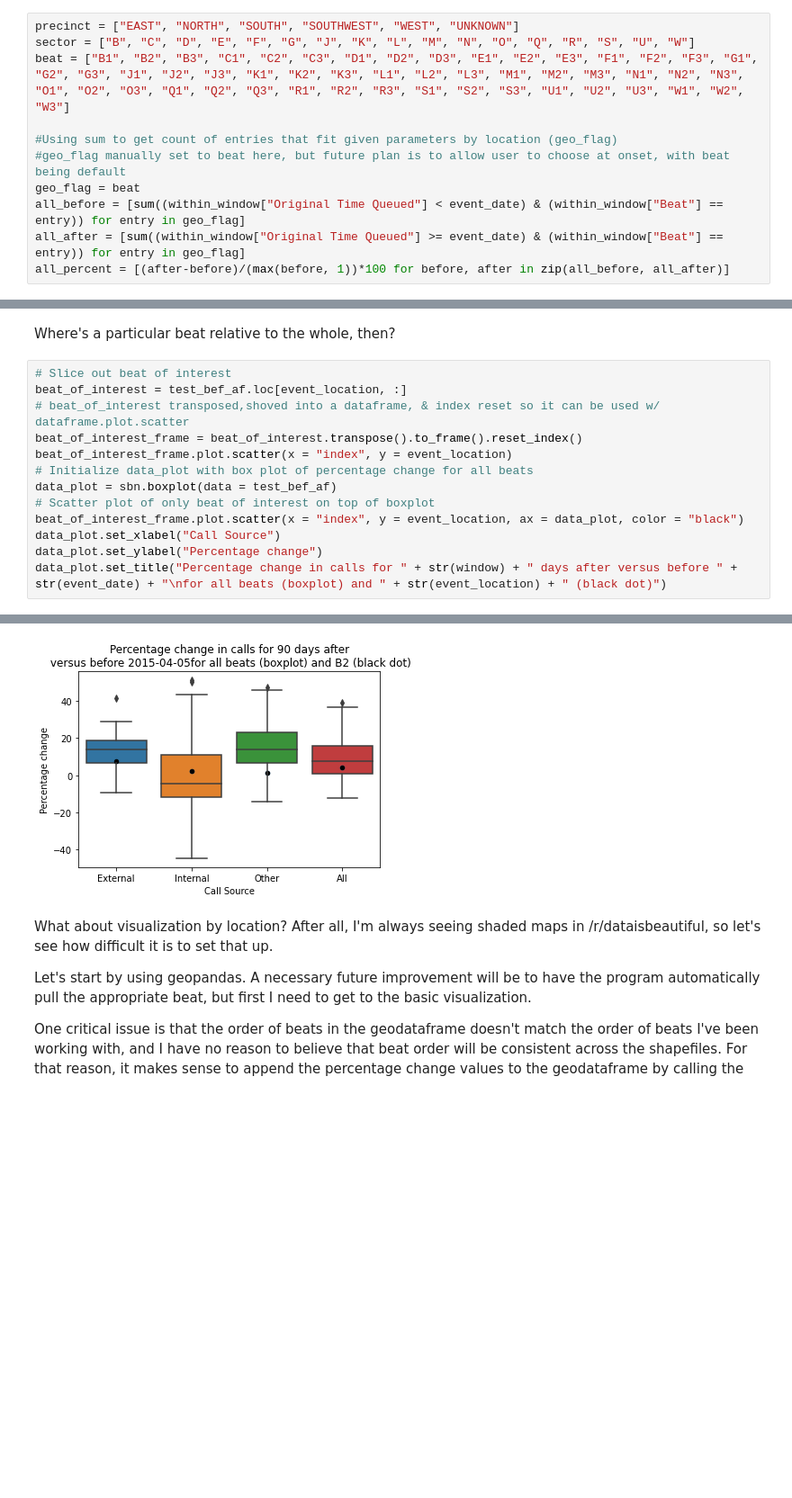
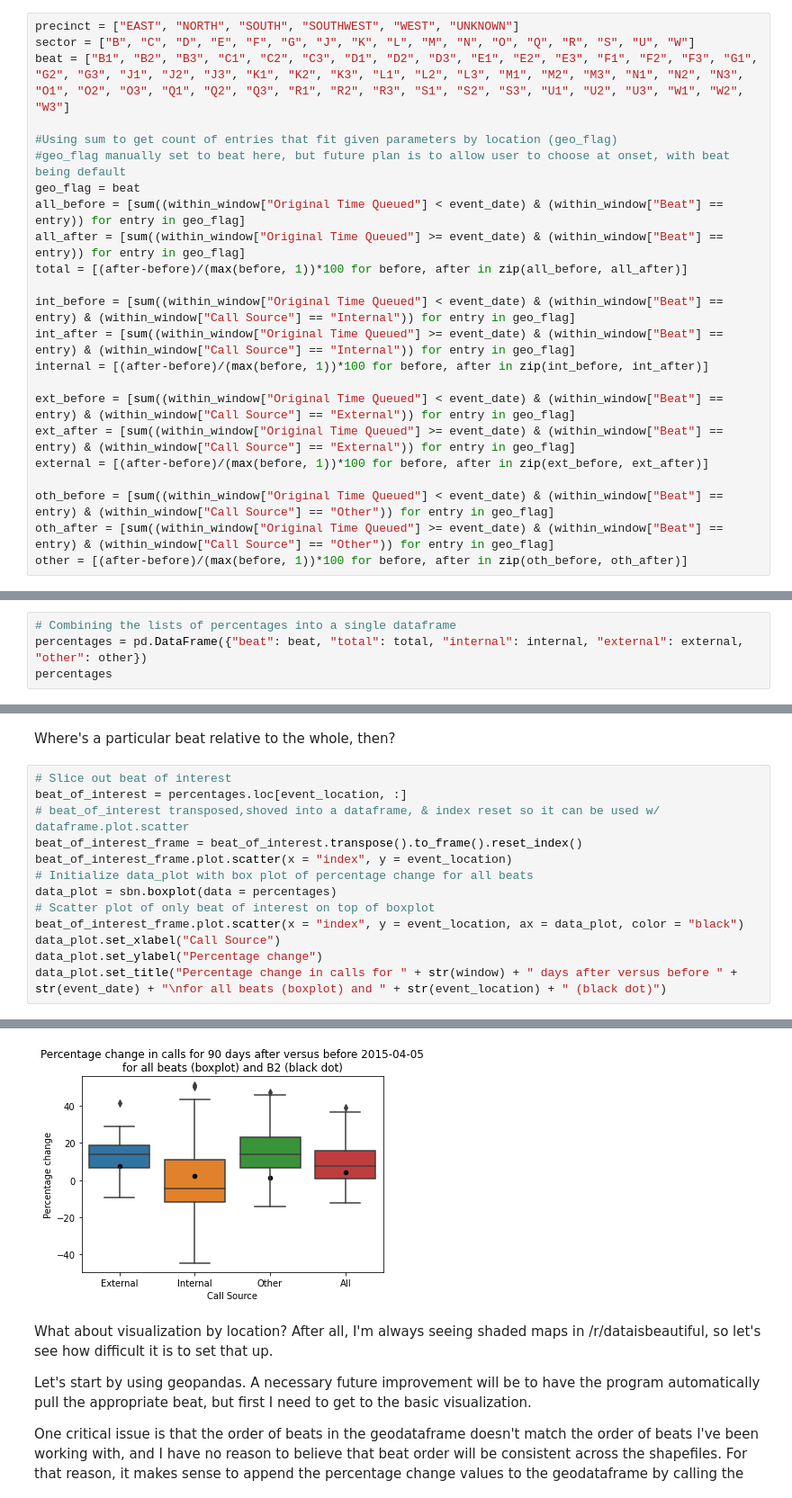
Before and after one commit to celloyd/911-before-after-event, a Jupyter notebook: 911 logs before-after.ipynb, the cells around one changed output, grey strips where cells are left out. Shown at 90% size. Cells and saved outputs as stored; diff of their text form; blank space fills up the shorter version.

```diff
--- a/911 logs before-after.ipynb
+++ b/911 logs before-after.ipynb
@@ -144,4 +144,16 @@ beat = ["B1", "B2", "B3", "C1", "C2", "C3", "D1", "D2", "D3", "E1", "E2", "E3",
 geo_flag = beat
 all_before = [sum((within_window["Original Time Queued"] < event_date) & (within_window["Beat"] == entry)) for entry in geo_flag]
 all_after = [sum((within_window["Original Time Queued"] >= event_date) & (within_window["Beat"] == entry)) for entry in geo_flag]
-all_percent = [(after-before)/(max(before, 1))*100 for before, after in zip(all_before, all_after)]
+total = [(after-before)/(max(before, 1))*100 for before, after in zip(all_before, all_after)]
+
+int_before = [sum((within_window["Original Time Queued"] < event_date) & (within_window["Beat"] == entry) & (within_window["Call Source"] == "Internal")) for entry in geo_flag]
+int_after = [sum((within_window["Original Time Queued"] >= event_date) & (within_window["Beat"] == entry) & (within_window["Call Source"] == "Internal")) for entry in geo_flag]
+internal = [(after-before)/(max(before, 1))*100 for before, after in zip(int_before, int_after)]
+
+ext_before = [sum((within_window["Original Time Queued"] < event_date) & (within_window["Beat"] == entry) & (within_window["Call Source"] == "External")) for entry in geo_flag]
+ext_after = [sum((within_window["Original Time Queued"] >= event_date) & (within_window["Beat"] == entry) & (within_window["Call Source"] == "External")) for entry in geo_flag]
+external = [(after-before)/(max(before, 1))*100 for before, after in zip(ext_before, ext_after)]
+
+oth_before = [sum((within_window["Original Time Queued"] < event_date) & (within_window["Beat"] == entry) & (within_window["Call Source"] == "Other")) for entry in geo_flag]
+oth_after = [sum((within_window["Original Time Queued"] >= event_date) & (within_window["Beat"] == entry) & (within_window["Call Source"] == "Other")) for entry in geo_flag]
+other = [(after-before)/(max(before, 1))*100 for before, after in zip(oth_before, oth_after)]
@@ -187,0 +160,4 @@ test_bef_af
+# %%
+# Combining the lists of percentages into a single dataframe
+percentages = pd.DataFrame({"beat": beat, "total": total, "internal": internal, "external": external, "other": other})
+percentages
@@ -189,12 +183,12 @@ test_bef_af
 Where's a particular beat relative to the whole, then?
 # %%
 # Slice out beat of interest
-beat_of_interest = test_bef_af.loc[event_location, :]
+beat_of_interest = percentages.loc[event_location, :]
 # beat_of_interest transposed,shoved into a dataframe, & index reset so it can be used w/ dataframe.plot.scatter
 beat_of_interest_frame = beat_of_interest.transpose().to_frame().reset_index()
 beat_of_interest_frame.plot.scatter(x = "index", y = event_location)
 # Initialize data_plot with box plot of percentage change for all beats
-data_plot = sbn.boxplot(data = test_bef_af)
+data_plot = sbn.boxplot(data = percentages)
 # Scatter plot of only beat of interest on top of boxplot
 beat_of_interest_frame.plot.scatter(x = "index", y = event_location, ax = data_plot, color = "black")
 data_plot.set_xlabel("Call Source")
@@ -205,4 +199,4 @@ Text(0.5, 1.0, 'Percentage change in calls for 90 days after\n versus before 201
-[figure, old version]
+[figure, new version]
 # %% [markdown]
 What about visualization by location? After all, I'm always seeing shaded maps in /r/dataisbeautiful, so let's see how difficult it is to set that up.
 
```
Also changed, not shown: parts of 14 cells of this notebook.
